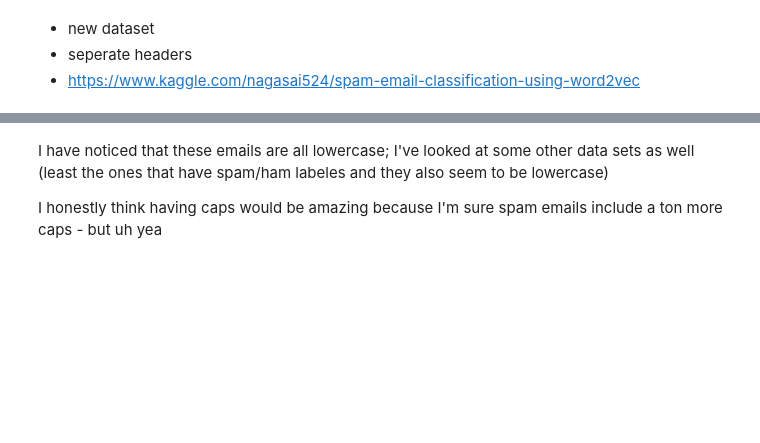
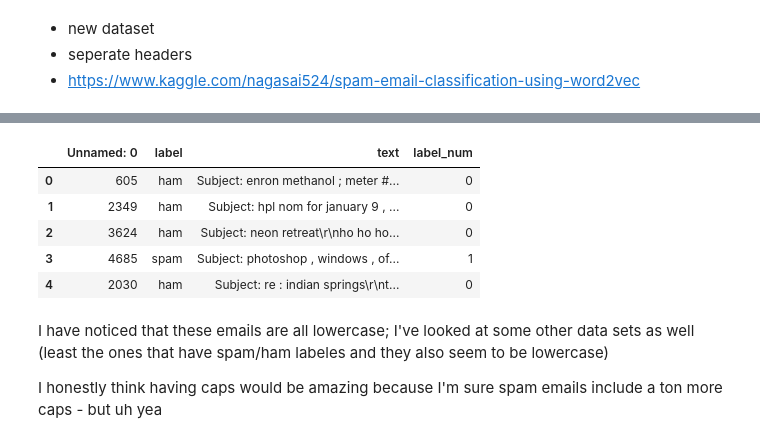
Before and after one commit to WeatherBoy/02456_project_group_72, a Jupyter notebook: tutorials/NLP_eron_dataset.ipynb, the cells around one changed output, grey strips where cells are left out. Cells and saved outputs as stored; diff of their text form; code cells hidden in the pictures; blank space fills up the shorter version.

Commit message:
Tutorial should be working
It at least works on windows :smiley: !

```diff
--- a/tutorials/NLP_eron_dataset.ipynb
+++ b/tutorials/NLP_eron_dataset.ipynb
@@ -28,9 +31,10 @@ for dirname, _, filenames in os.walk("/kaggle/input"):
 # %%
 # Input data files are available in the "../input/" directory.
-filepath = "/kaggle/input/spam-mails-dataset/spam_ham_dataset.csv"
+DATAPATH = "../data/spam_ham_dataset.csv"
 
 # Read the data into a pandas dataframe called emails
-emails=pd.read_csv("/kaggle/input/spam-mails-dataset/spam_ham_dataset.csv")
+emails=pd.read_csv(DATAPATH)
 
-print("Successfully loaded {} rows and {} columns!".format(emails.shape[0], emails.shape[1]))
+print(f"Successfully loaded {emails.shape[0]} rows and {emails.shape[1]} columns!")
 emails.head()
+# %% [output]
@@ -37,3 +42,9 @@ emails.head()
+|  | Unnamed: 0 | label | text | label_num |
+| 0 | 605 | ham | Subject: enron methanol ; meter #... | 0 |
+| 1 | 2349 | ham | Subject: hpl nom for january 9 , ... | 0 |
+| 2 | 3624 | ham | Subject: neon retreat\r\nho ho ho... | 0 |
+| 3 | 4685 | spam | Subject: photoshop , windows , of... | 1 |
+| 4 | 2030 | ham | Subject: re : indian springs\r\nt... | 0 |
 # %% [markdown]
 I have noticed that these emails are all lowercase; I've looked at some other data sets as well (least the ones that have spam/ham labeles and they also seem to be lowercase)
 
```
Also changed, not shown: parts of 14 cells of this notebook, 1 other file.
